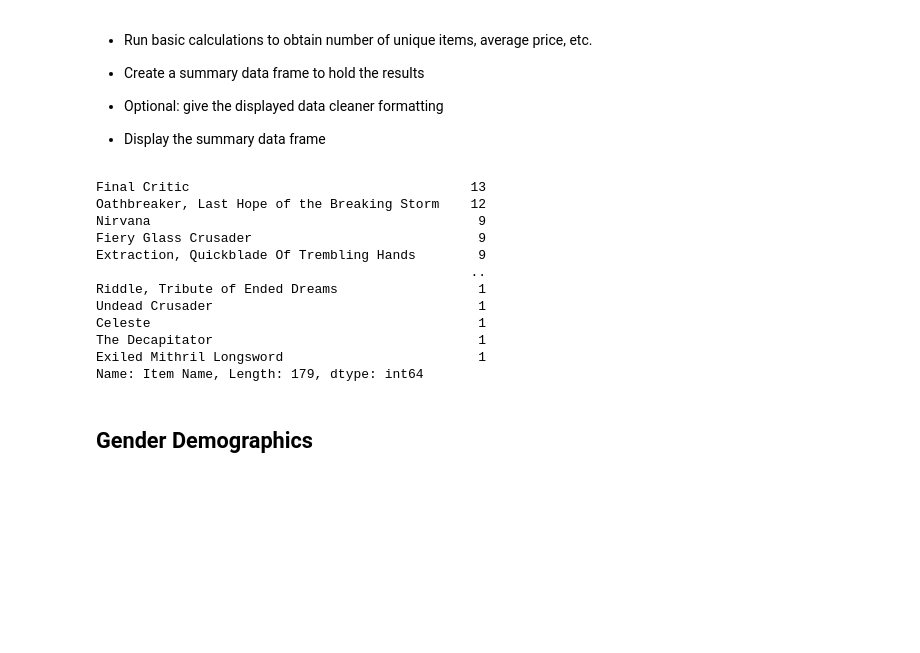
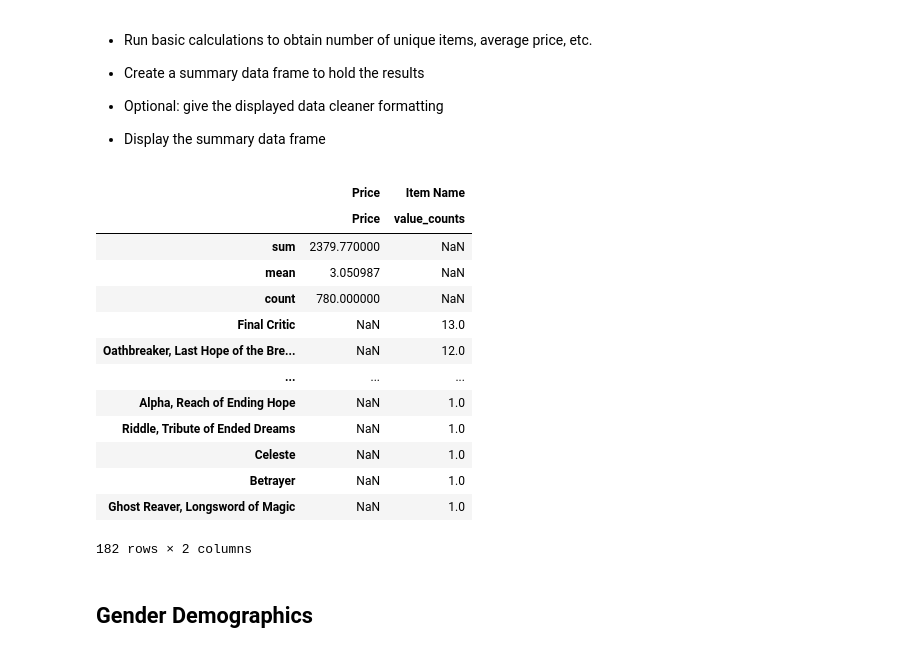
Before and after one commit to sustainedtang/pandas-challenge, a Jupyter notebook: HeroesOfPymoli/HeroesOfPymoli_starter.ipynb, the cells around one changed output. Drawn from its saved outputs; the diff is of its cells as text; code cells hidden in the pictures; blank space fills up the shorter version.

```diff
--- a/HeroesOfPymoli/HeroesOfPymoli_starter.ipynb
+++ b/HeroesOfPymoli/HeroesOfPymoli_starter.ipynb
@@ -51,24 +67,28 @@ unique_players = unique_players[["SN", "Age", "Gender", "Price"]]
 # %%
 #Calculations for number of unique items, average price, total number of purchases, total revenue
 total_len = len(purchase_data)
 average_price = purchase_data["Price"].mean()
 unique_items = purchase_data["Item Name"].value_counts()
-len(unique_items)
 sum_price = purchase_data["Price"].sum()
 unique_items
+purchase_data.aggregate({
+    "Price":['sum','mean', 'count'],
+    "Item Name":['value_counts']})
 # %% [output]
+|  | Price | Item Name |
+|  | Price | value_counts |
+| sum | 2379.770000 | NaN |
+| mean | 3.050987 | NaN |
+| count | 780.000000 | NaN |
+| Final Critic | NaN | 13.0 |
+| Oathbreaker, Last Hope of the Bre... | NaN | 12.0 |
+| ... | ... | ... |
+| Alpha, Reach of Ending Hope | NaN | 1.0 |
+| Riddle, Tribute of Ended Dreams | NaN | 1.0 |
+| Celeste | NaN | 1.0 |
+| Betrayer | NaN | 1.0 |
+| Ghost Reaver, Longsword of Magic | NaN | 1.0 |
-Final Critic                                    13
-Oathbreaker, Last Hope of the Breaking Storm    12
-Nirvana                                          9
-Fiery Glass Crusader                             9
-Extraction, Quickblade Of Trembling Hands        9
-                                                ..
-Riddle, Tribute of Ended Dreams                  1
-Undead Crusader                                  1
-Celeste                                          1
-The Decapitator                                  1
-Exiled Mithril Longsword                         1
-Name: Item Name, Length: 179, dtype: int64
+182 rows × 2 columns
 # %% [markdown]
 ## Gender Demographics
 # %% [markdown]
```
Also changed, not shown: parts of 3 cells of this notebook, 1 other file.
